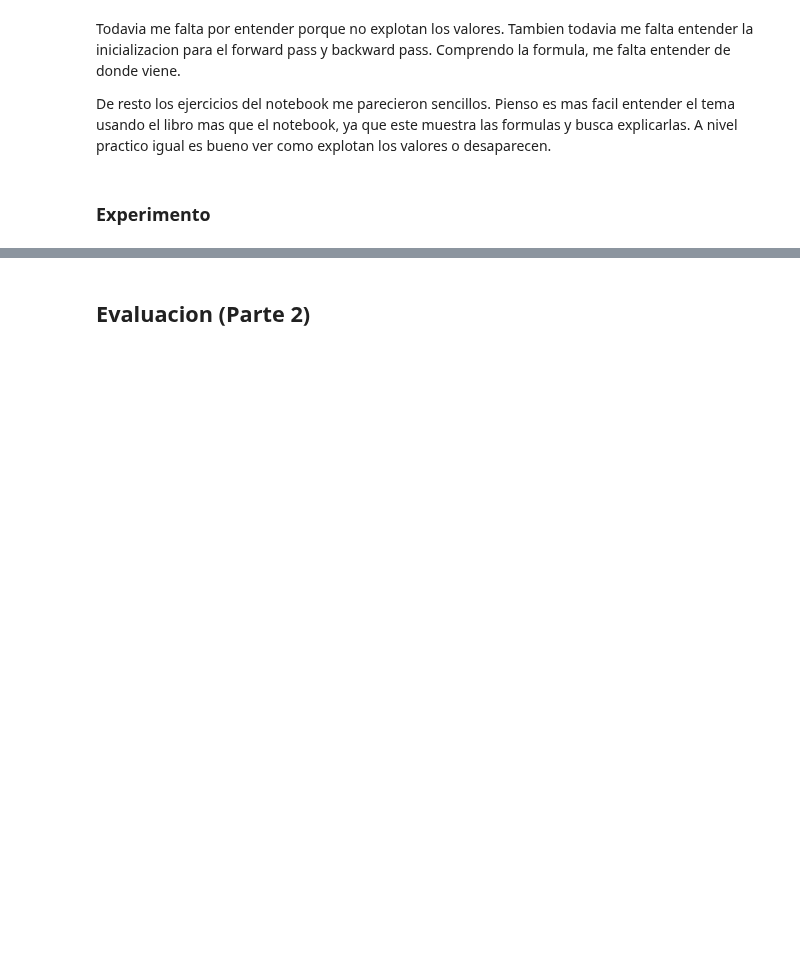
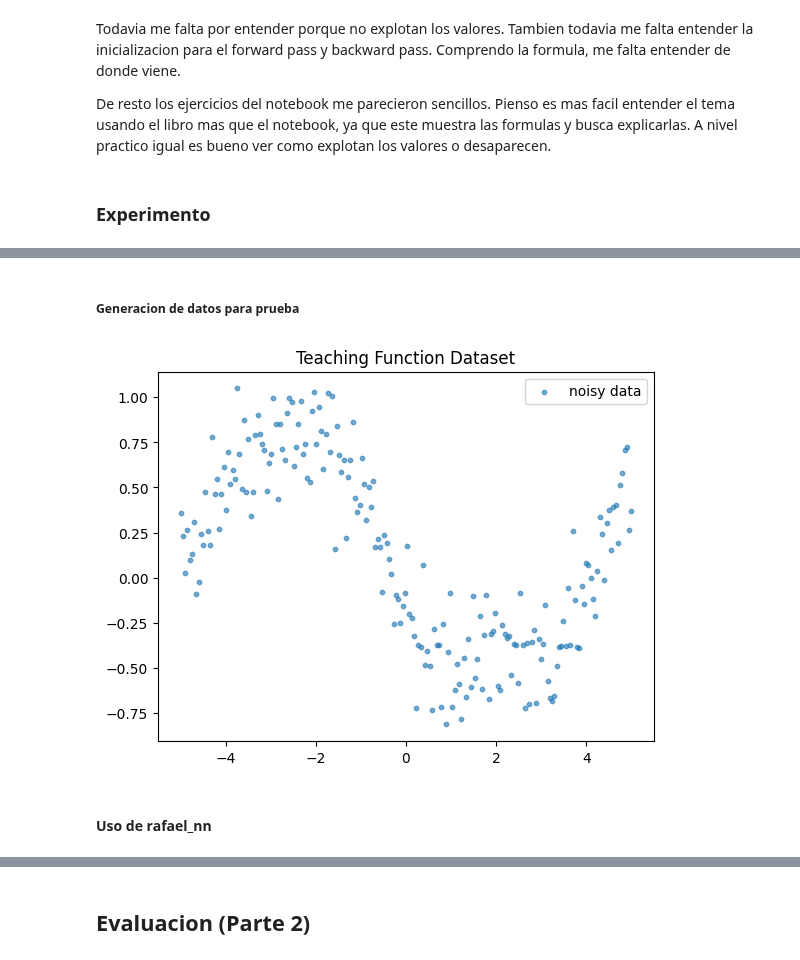
Before and after one commit to Rcontre360/deep-learning-ucv-2025, a Jupyter notebook: tarea1/notebooks/evaluacion.ipynb, the cells around one changed output, grey strips where cells are left out. Drawn from its saved outputs; the diff is of its cells as text; code cells hidden in the pictures; blank space fills up the shorter version.

```diff
--- a/tarea1/notebooks/evaluacion.ipynb
+++ b/tarea1/notebooks/evaluacion.ipynb
@@ -136,0 +150,40 @@ Experimento (intro)
+# %% [markdown]
+##### Generacion de datos para prueba
+# %%
+import numpy as np
+
+# Esta es la misma funcion de juguete usada en el ejemplo de backpropagation en el libro UDL
+def teaching_function(beta: np.ndarray, omega: np.ndarray):
+    def fn_x_only(x):
+        return beta[3] + omega[3] * np.cos(
+            beta[2] + omega[2] * np.exp(
+                beta[1] + omega[1] * np.sin(
+                    beta[0] + omega[0] * x
+                )
+            )
+        )
+    return fn_x_only
+
+def create_dataset(size:int, fn):
+    x = np.linspace(-5, 5, size)
+    y_clean = fn(x)
+    y_noisy = y_clean + np.random.normal(0, 0.2, size=x.shape)  # add small noise
+
+    return x.reshape((1,size)), y_noisy.reshape((1,size))
+# %%
+import matplotlib.pyplot as plt
+
+np.random.seed(42)
+
+beta = np.random.uniform(-1, 1, size=4)
+omega = np.random.uniform(-1, 1, size=4)
+x,y_noisy = create_dataset(200,teaching_function(beta,omega))
+
+plt.scatter(x, y_noisy, s=10, alpha=0.6, label="noisy data")
+plt.legend()
+plt.title("Teaching Function Dataset")
+plt.show()
+# %% [output]
+[figure, added]
+# %% [markdown]
+#### Uso de rafael_nn
```
Also changed, not shown: parts of 4 cells of this notebook.
